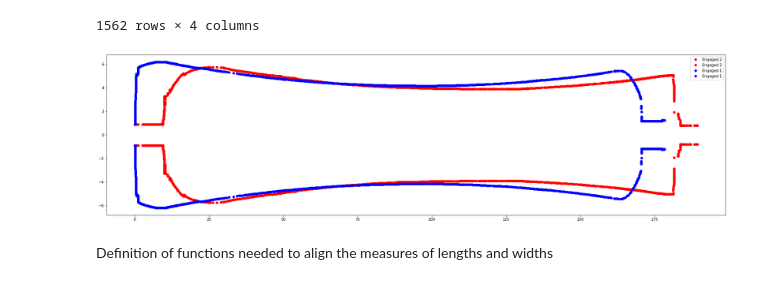
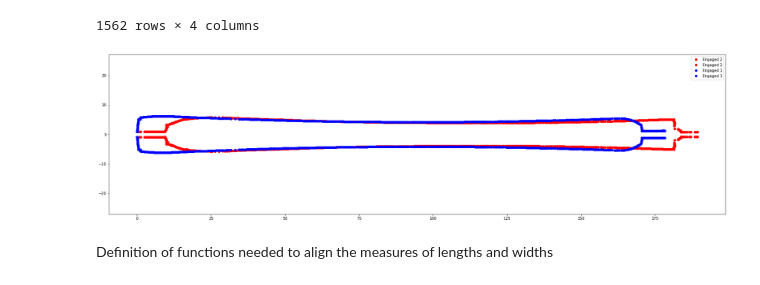
Before and after one commit to raphaFanti/skiScanner-DataLogger, a Jupyter notebook: Post processing/Reading test data and create a dxf file.ipynb, the cells around one changed output. Cells and saved outputs as stored; diff of their text form; code cells hidden in the pictures.

```diff
--- a/Post processing/Reading and merging test data.ipynb
+++ b/Post processing/Reading test data and create a dxf file.ipynb
@@ -77,19 +78,19 @@ df
 # %%
 # Plot two sides of the ski
 
 plt.figure(figsize=(30, 8))
 
 plt.plot(df['L1'], df['W1'], 'ro')
 plt.plot(df['L1'], -df['W1'], 'ro')
 
 plt.plot(df['L2'], df['W2'], 'bo')
 plt.plot(df['L2'], -df['W2'], 'bo')
 
 plt.legend(['Engaged 2', 'Engaged 2', 'Engaged 1', 'Engaged 1'])
-
+plt.axis('equal')
 plt.show()
 # %% [output]
-[figure, old version]
+[figure, new version]
 # %% [markdown]
 Definition of functions needed to align the measures of lengths and widths
 # %%
```
Also changed, not shown: parts of 18 cells of this notebook.
